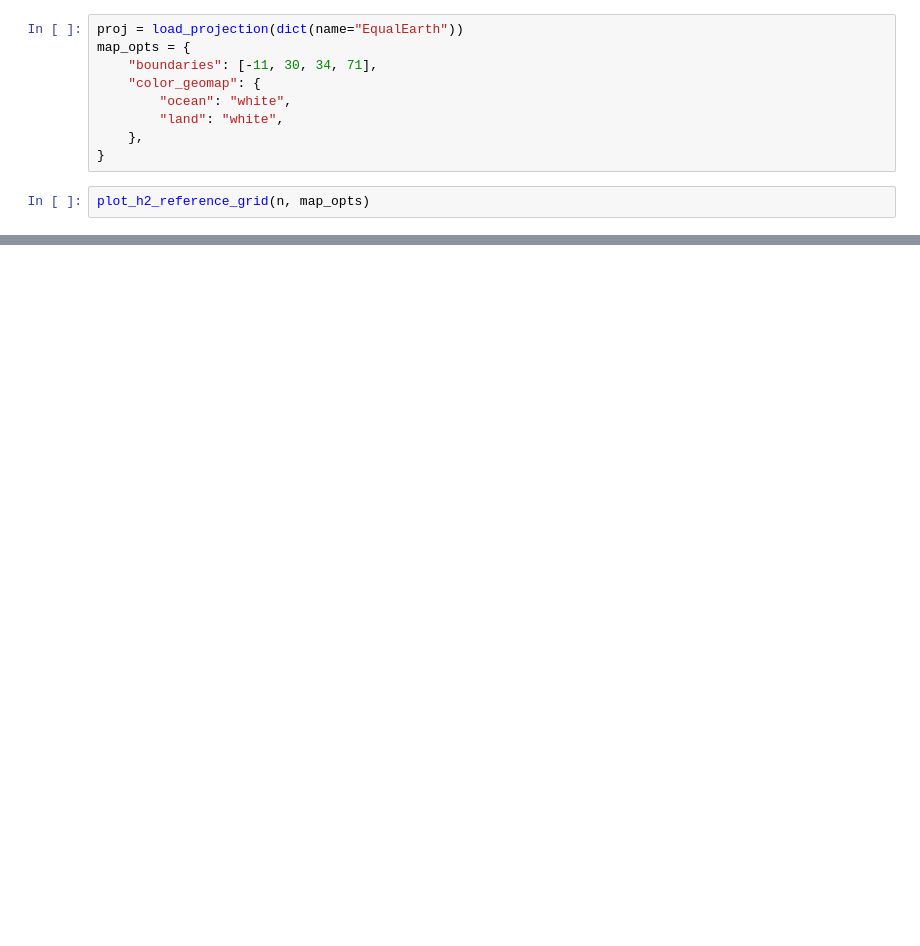
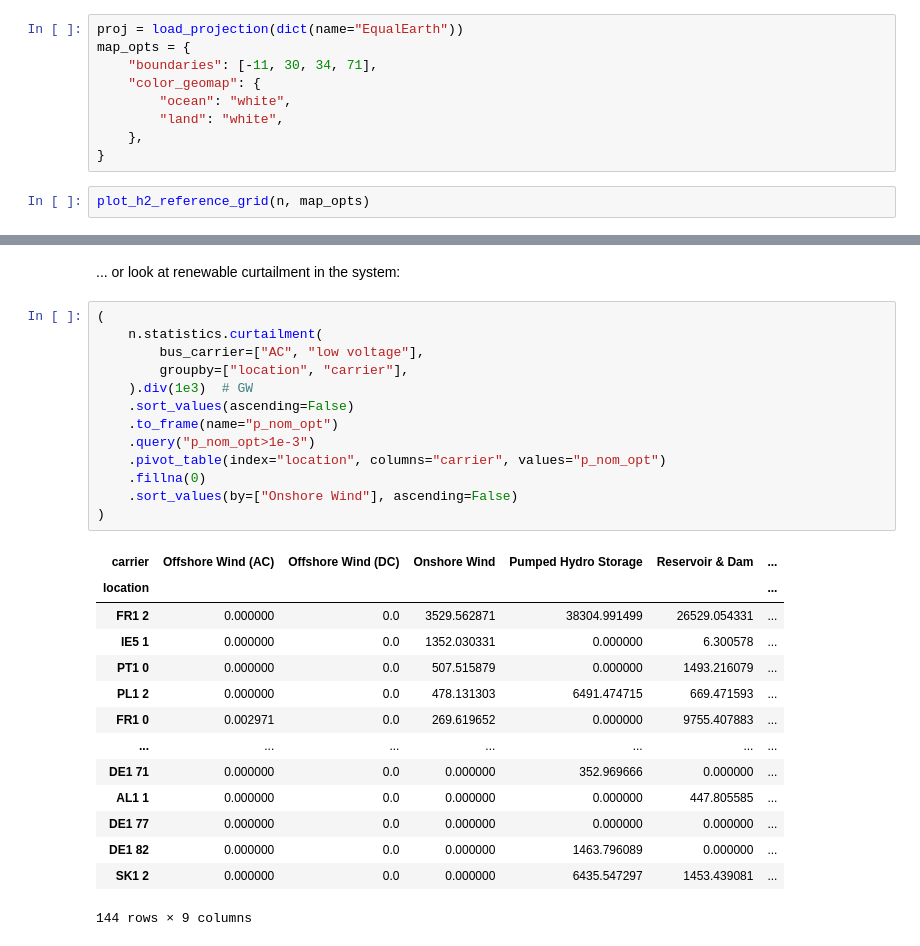
Before and after one commit to open-energy-transition/open-tyndp-workshops, a Jupyter notebook: open-tyndp-workshops/20250409-workshop-pypsa-01.ipynb, the cells around one changed output, grey strips where cells are left out. Cells and saved outputs as stored; diff of their text form; blank space fills up the shorter version.

```diff
--- a/open-tyndp-workshops/20250409-workshop-pypsa-01.ipynb
+++ b/open-tyndp-workshops/20250409-workshop-pypsa-01.ipynb
@@ -472,0 +804,30 @@ plot_h2_reference_grid(n, map_opts)
+# %% [markdown]
+... or look at renewable curtailment in the system:
+# %%
+(
+    n.statistics.curtailment(
+        bus_carrier=["AC", "low voltage"],
+        groupby=["location", "carrier"],
+    ).div(1e3)  # GW
+    .sort_values(ascending=False)
+    .to_frame(name="p_nom_opt")
+    .query("p_nom_opt>1e-3")
+    .pivot_table(index="location", columns="carrier", values="p_nom_opt")
+    .fillna(0)
+    .sort_values(by=["Onshore Wind"], ascending=False)
+)
+# %% [output]
+| carrier | Offshore Wind (AC) | Offshore Wind (DC) | Onshore Wind | Pumped Hydro Storage | Reservoir & Dam | ... |
+| location |  |  |  |  |  | ... |
+| FR1 2 | 0.000000 | 0.0 | 3529.562871 | 38304.991499 | 26529.054331 | ... |
+| IE5 1 | 0.000000 | 0.0 | 1352.030331 | 0.000000 | 6.300578 | ... |
+| PT1 0 | 0.000000 | 0.0 | 507.515879 | 0.000000 | 1493.216079 | ... |
+| PL1 2 | 0.000000 | 0.0 | 478.131303 | 6491.474715 | 669.471593 | ... |
+| FR1 0 | 0.002971 | 0.0 | 269.619652 | 0.000000 | 9755.407883 | ... |
+| ... | ... | ... | ... | ... | ... | ... |
+| DE1 71 | 0.000000 | 0.0 | 0.000000 | 352.969666 | 0.000000 | ... |
+| AL1 1 | 0.000000 | 0.0 | 0.000000 | 0.000000 | 447.805585 | ... |
+| DE1 77 | 0.000000 | 0.0 | 0.000000 | 0.000000 | 0.000000 | ... |
+| DE1 82 | 0.000000 | 0.0 | 0.000000 | 1463.796089 | 0.000000 | ... |
+| SK1 2 | 0.000000 | 0.0 | 0.000000 | 6435.547297 | 1453.439081 | ... |
+144 rows × 9 columns
```
Also changed, not shown: parts of 77 cells of this notebook.
